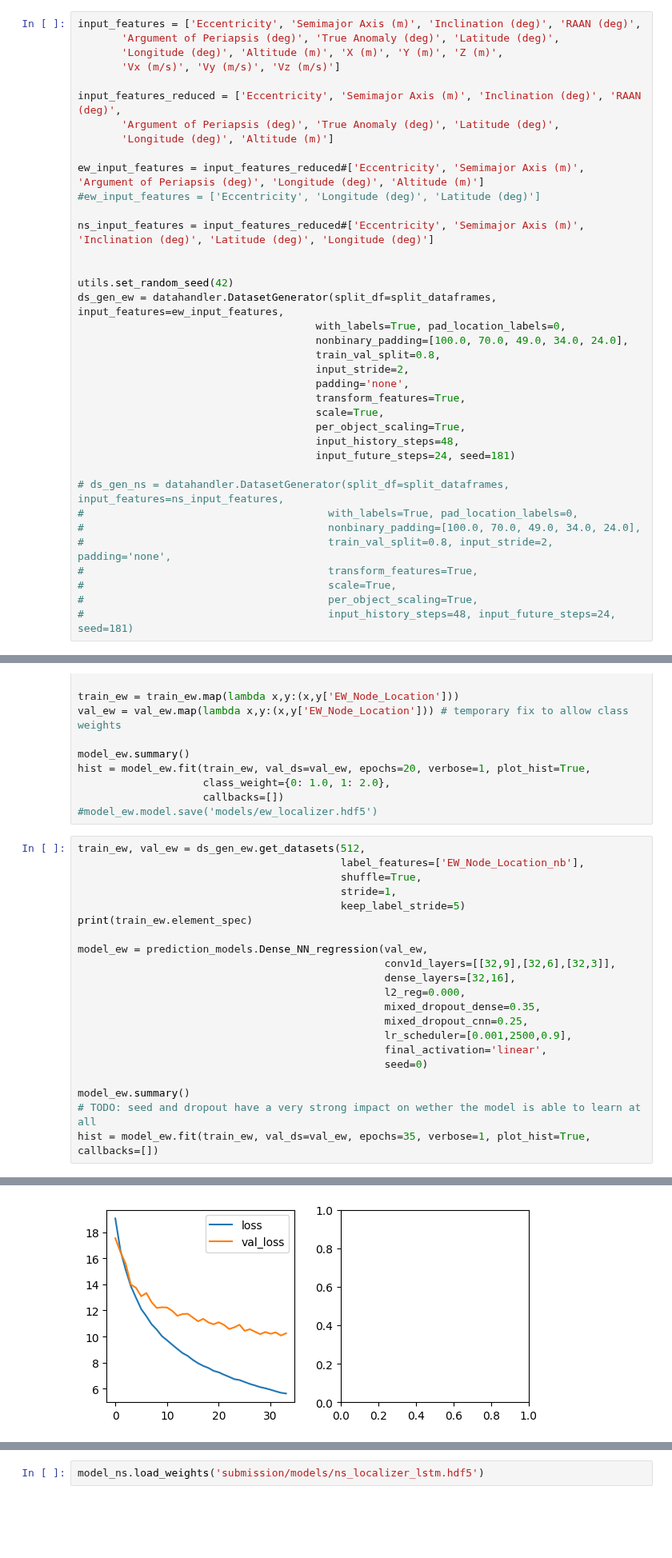
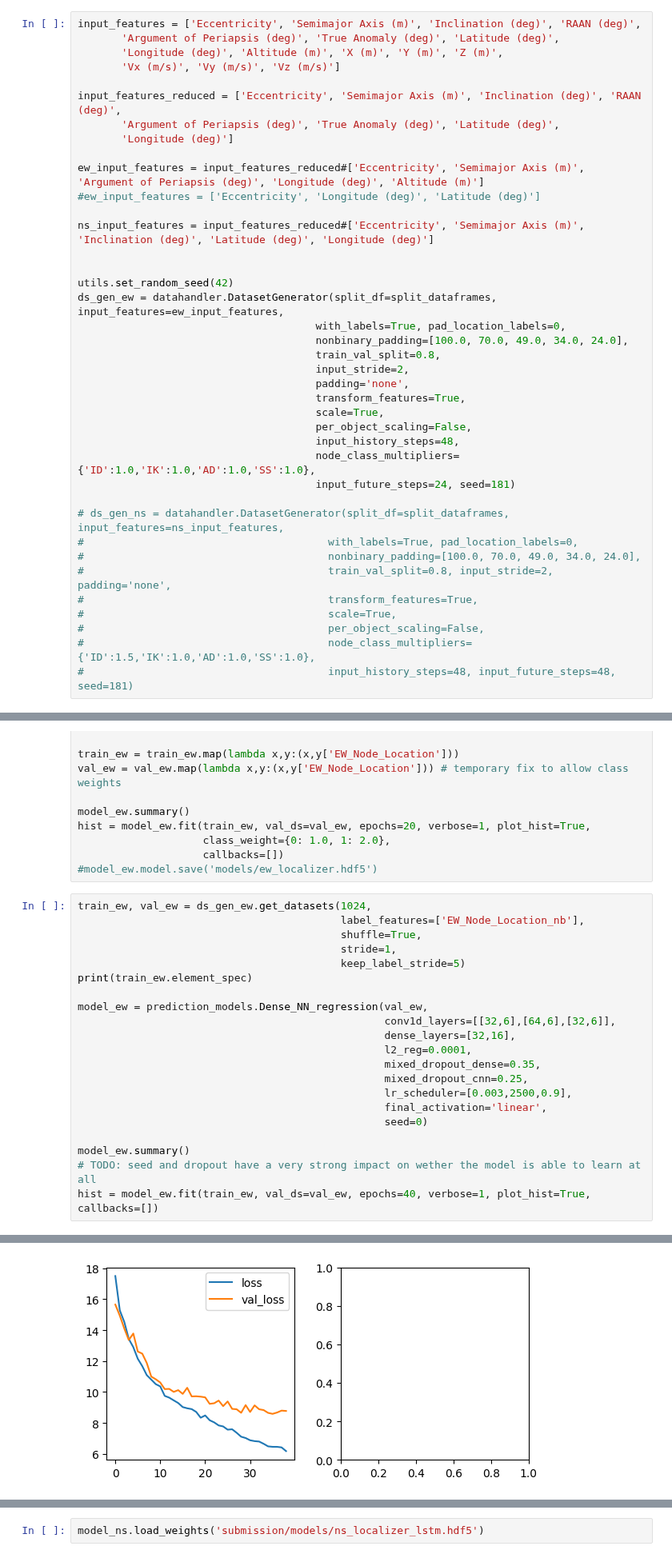
Before and after one commit to DavidBaldsiefen/splid-challenge, a Jupyter notebook: node_localizer.ipynb, the cells around one changed output, grey strips where cells are left out. Shown at 80% size. Drawn from its saved outputs; the diff is of its cells as text; blank space fills up the shorter version.

```diff
--- a/node_localizer.ipynb
+++ b/node_localizer.ipynb
@@ -35,7 +35,7 @@ input_features = ['Eccentricity', 'Semimajor Axis (m)', 'Inclination (deg)', 'RA
 
 input_features_reduced = ['Eccentricity', 'Semimajor Axis (m)', 'Inclination (deg)', 'RAAN (deg)',
        'Argument of Periapsis (deg)', 'True Anomaly (deg)', 'Latitude (deg)',
-       'Longitude (deg)', 'Altitude (m)']
+       'Longitude (deg)']
 
 ew_input_features = input_features_reduced#['Eccentricity', 'Semimajor Axis (m)', 'Argument of Periapsis (deg)', 'Longitude (deg)', 'Altitude (m)']
 #ew_input_features = ['Eccentricity', 'Longitude (deg)', 'Latitude (deg)']
@@ -52,8 +52,9 @@ ds_gen_ew = datahandler.DatasetGenerator(split_df=split_dataframes, input_featur
                                       padding='none',
                                       transform_features=True,
                                       scale=True,
-                                      per_object_scaling=True,
+                                      per_object_scaling=False,
                                       input_history_steps=48,
+                                      node_class_multipliers={'ID':1.0,'IK':1.0,'AD':1.0,'SS':1.0},
                                       input_future_steps=24, seed=181)
 
 # ds_gen_ns = datahandler.DatasetGenerator(split_df=split_dataframes, input_features=ns_input_features,
@@ -62,8 +63,9 @@ ds_gen_ew = datahandler.DatasetGenerator(split_df=split_dataframes, input_featur
 #                                       train_val_split=0.8, input_stride=2, padding='none',
 #                                       transform_features=True,
 #                                       scale=True,
-#                                       per_object_scaling=True,
-#                                       input_history_steps=48, input_future_steps=24, seed=181)
+#                                       per_object_scaling=False,
+#                                       node_class_multipliers={'ID':1.5,'IK':1.0,'AD':1.0,'SS':1.0},
+#                                       input_history_steps=48, input_future_steps=48, seed=181)
 # %% [output]
 =========================Creating Generator=======================
 Seed: 181
@@ -93,7 +96,7 @@ hist = model_ew.fit(train_ew, val_ds=val_ew, epochs=20, verbose=1, plot_hist=Tru
                     callbacks=[])
 #model_ew.model.save('models/ew_localizer.hdf5')
 # %%
-train_ew, val_ew = ds_gen_ew.get_datasets(512,
+train_ew, val_ew = ds_gen_ew.get_datasets(1024,
                                           label_features=['EW_Node_Location_nb'],
                                           shuffle=True,
                                           stride=1,
@@ -101,16 +104,16 @@ train_ew, val_ew = ds_gen_ew.get_datasets(512,
 print(train_ew.element_spec)
 
 model_ew = prediction_models.Dense_NN_regression(val_ew,
-                                                 conv1d_layers=[[32,9],[32,6],[32,3]],
+                                                 conv1d_layers=[[32,6],[64,6],[32,6]],
                                                  dense_layers=[32,16],
-                                                 l2_reg=0.000,
+                                                 l2_reg=0.0001,
                                                  mixed_dropout_dense=0.35,
                                                  mixed_dropout_cnn=0.25,
-                                                 lr_scheduler=[0.001,2500,0.9],
+                                                 lr_scheduler=[0.003,2500,0.9],
                                                  final_activation='linear',
                                                  seed=0)
 
 model_ew.summary()
 # TODO: seed and dropout have a very strong impact on wether the model is able to learn at all
-hist = model_ew.fit(train_ew, val_ds=val_ew, epochs=35, verbose=1, plot_hist=True, callbacks=[])
+hist = model_ew.fit(train_ew, val_ds=val_ew, epochs=40, verbose=1, plot_hist=True, callbacks=[])
 # %% [output]
@@ -136,4 +179,4 @@ Evaluating model:
-[figure, old version]
+[figure, new version]
 # %%
 train_ns, val_ns = ds_gen_ns.get_stateful_datasets(
                                           with_identifier=True,
```
Also changed, not shown: parts of 20 cells of this notebook, 11 other files.
